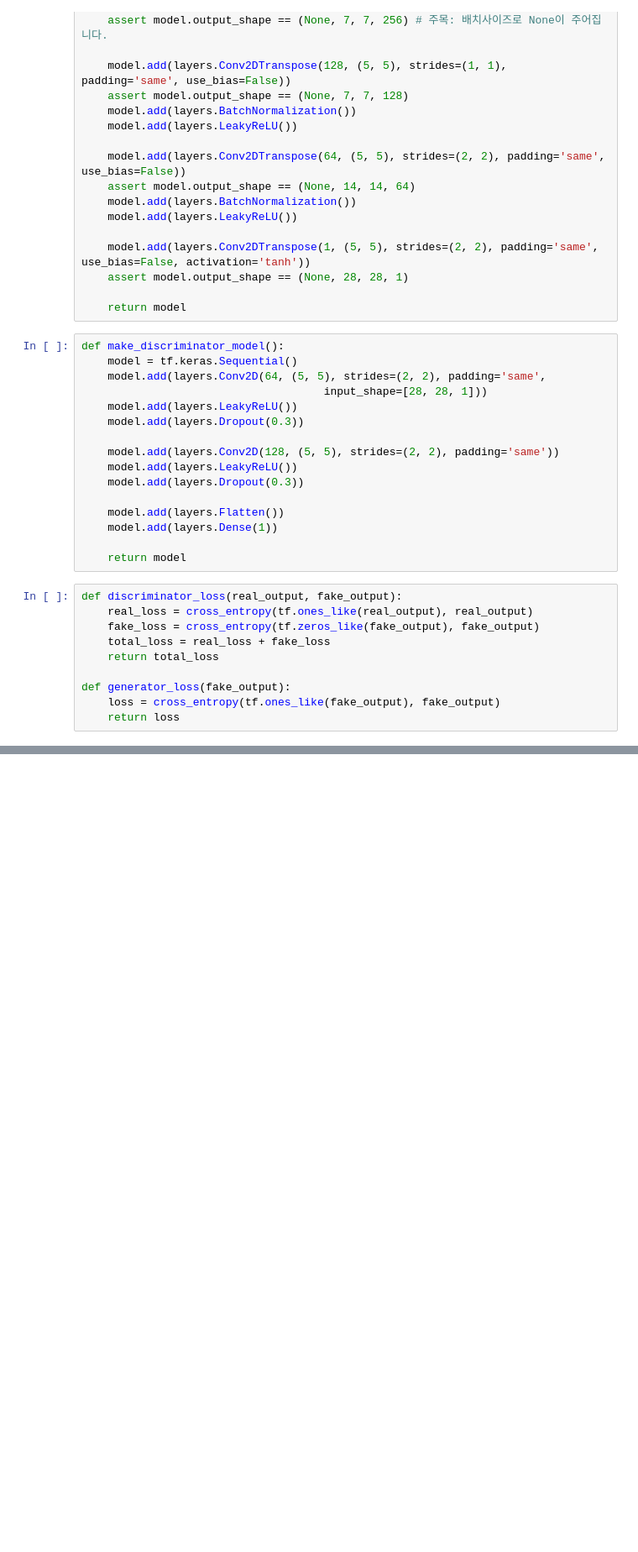
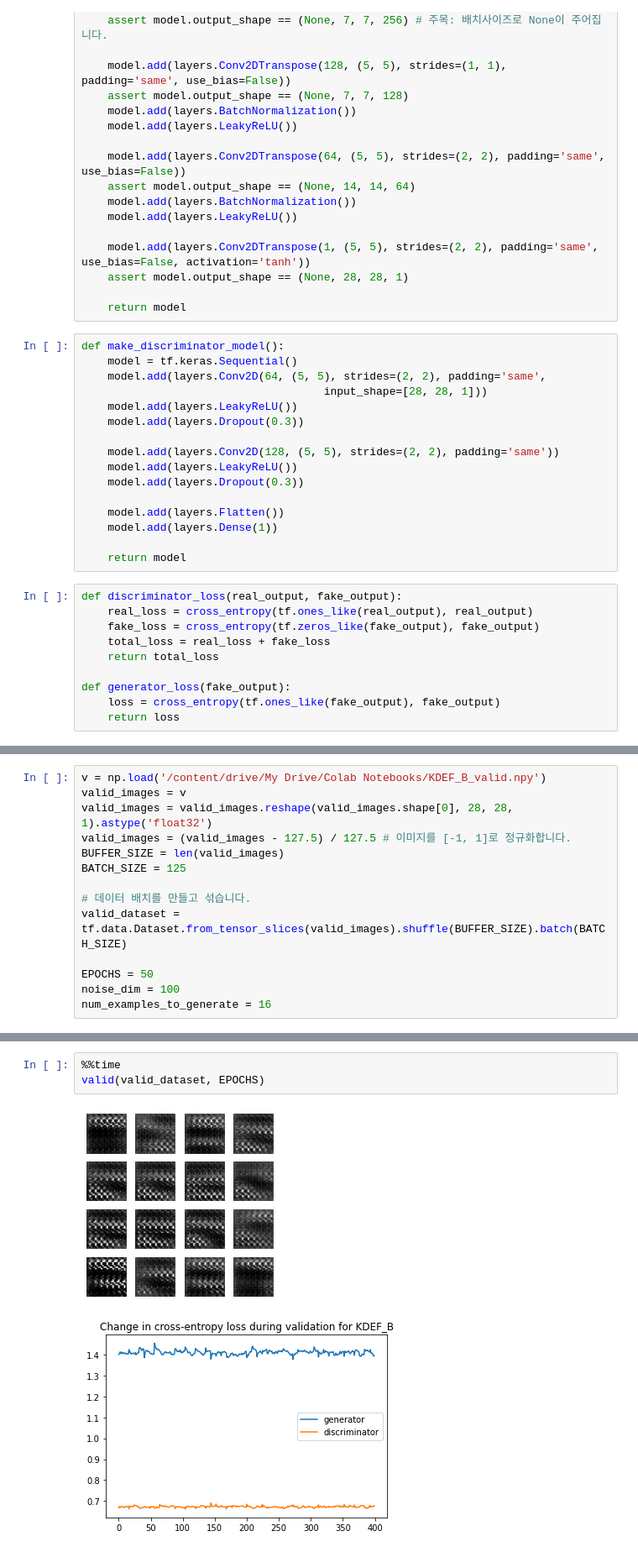
Before and after one commit to KevSr/GAN-study, a Jupyter notebook: DCGAN_tensorflow.ipynb, the cells around one changed output, grey strips where cells are left out. Shown: that part at 84% size. Drawn from its saved outputs; the diff is of its cells as text; blank space fills up the shorter version.

```diff
--- a/DCGAN_tensorflow.ipynb
+++ b/DCGAN_tensorflow.ipynb
@@ -235,0 +276,14 @@ KeyboardInterrupt: ignored
+# %%
+v = np.load('/content/drive/My Drive/Colab Notebooks/KDEF_B_valid.npy')
+valid_images = v
+valid_images = valid_images.reshape(valid_images.shape[0], 28, 28, 1).astype('float32')
+valid_images = (valid_images - 127.5) / 127.5 # 이미지를 [-1, 1]로 정규화합니다.
+BUFFER_SIZE = len(valid_images)
+BATCH_SIZE = 125
+
+# 데이터 배치를 만들고 섞습니다.
+valid_dataset = tf.data.Dataset.from_tensor_slices(valid_images).shuffle(BUFFER_SIZE).batch(BATCH_SIZE)
+
+EPOCHS = 50
+noise_dim = 100
+num_examples_to_generate = 16
@@ -235,0 +305,6 @@ KeyboardInterrupt: ignored
+# %%
+%%time
+valid(valid_dataset, EPOCHS)
+# %% [output]
+[figure, added]
+[figure, added]
```
Also changed, not shown: parts of 22 cells of this notebook, 36 other files.
